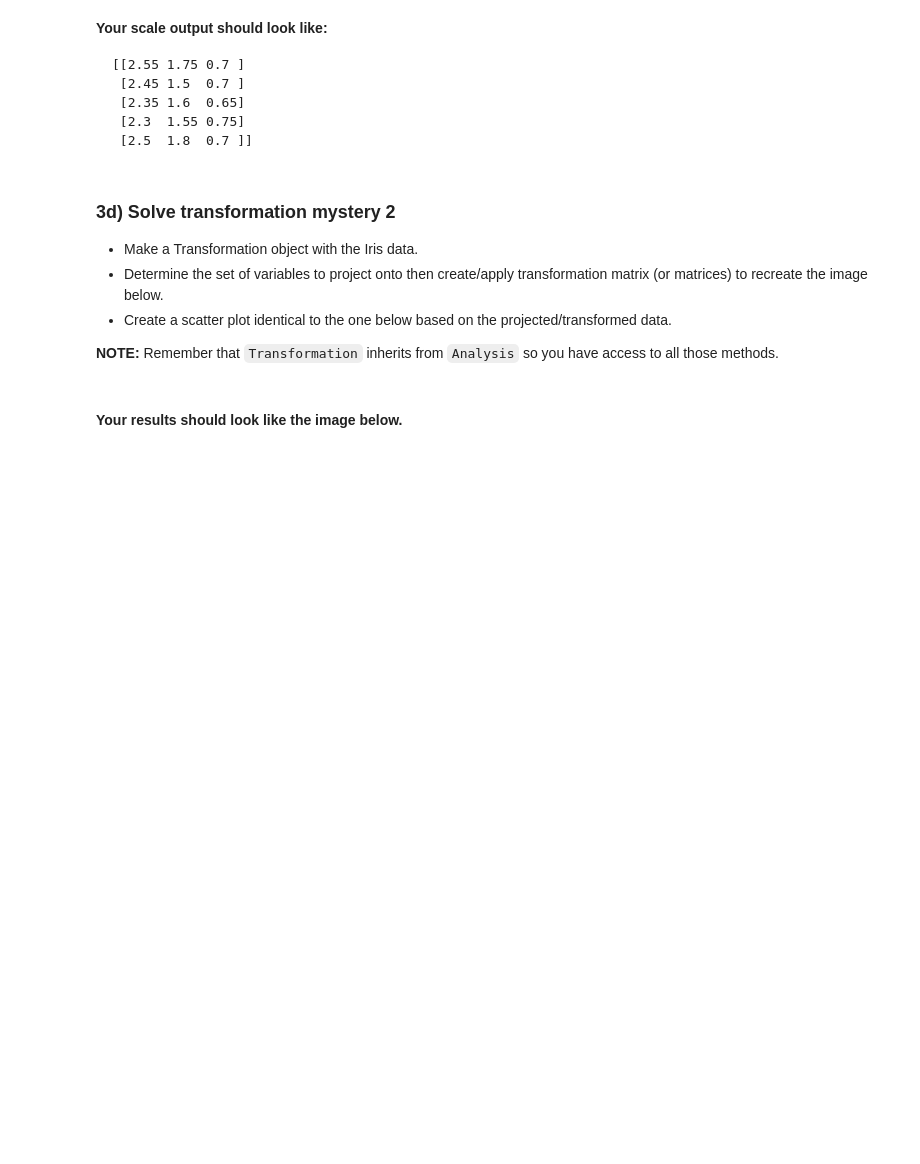
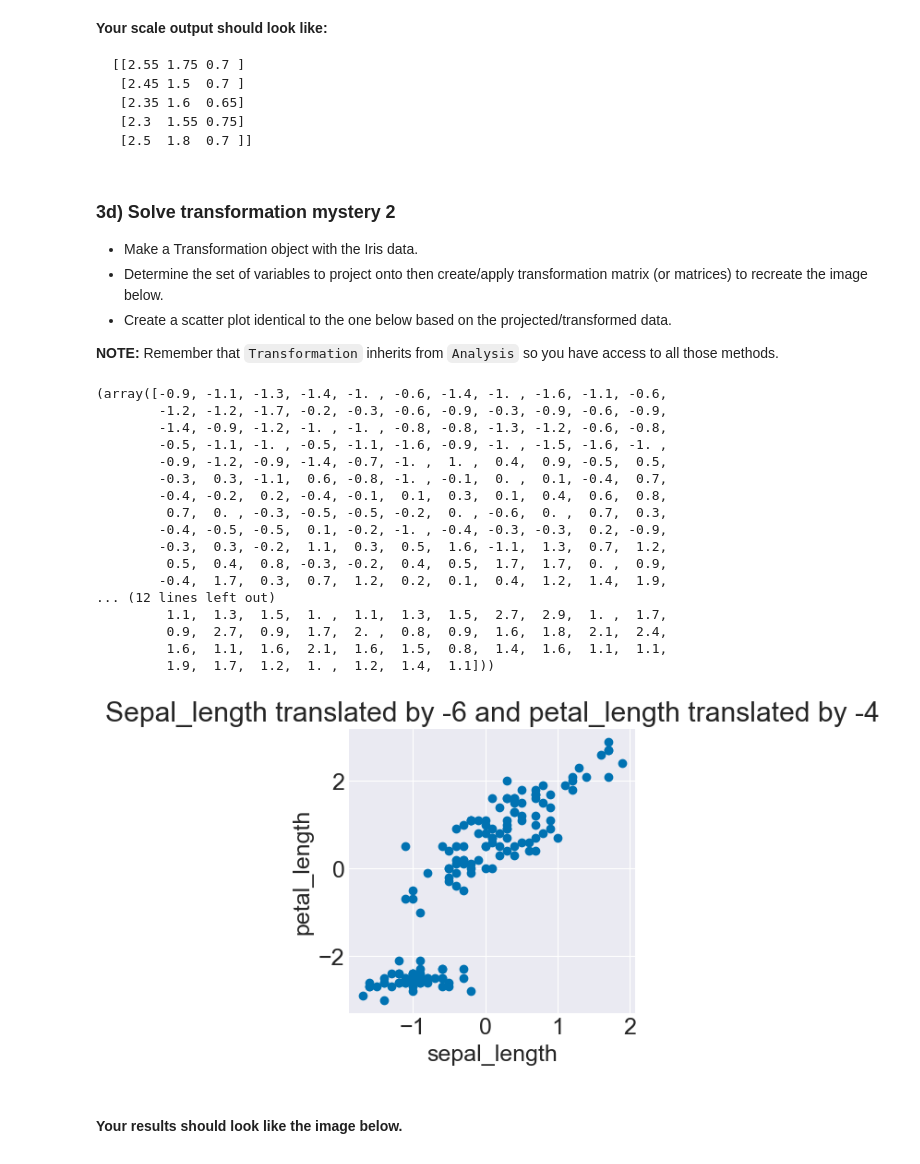
Before and after one commit to Chandrachud-2003/Chandras251Projects, a Jupyter notebook: Project2CheckIn/transformations.ipynb, the cells around one changed output. Cells and saved outputs as stored; diff of their text form; code cells hidden in the pictures; blank space fills up the shorter version.

```diff
--- a/Project2CheckIn/transformations.ipynb
+++ b/Project2CheckIn/transformations.ipynb
@@ -372,3 +417,39 @@ print(scaled_data[:5])
+# %%
+# Your code here
+
+# Creating a transformation object with the iris_with_ints.csv file
+transformation = Transformation(orig_dataset=data)
+
+# Projecting the transformation object onto the headers sepal_length, petal_length
+transformation.project(['sepal_length', 'petal_length'])
+
+# Translating the data
+translated_data = transformation.translate([-6, -4])
+
+# Creating a analysis object with the scaled_data
+data_an = Analysis(transformation.data)
+
+# Making a scatter plot of the scaled_data
+data_an.scatter(ind_var='sepal_length', dep_var='petal_length', title = 'Sepal_length translated by -6 and petal_length translated by -4')
+# %% [output]
+(array([-0.9, -1.1, -1.3, -1.4, -1. , -0.6, -1.4, -1. , -1.6, -1.1, -0.6,
+        -1.2, -1.2, -1.7, -0.2, -0.3, -0.6, -0.9, -0.3, -0.9, -0.6, -0.9,
+        -1.4, -0.9, -1.2, -1. , -1. , -0.8, -0.8, -1.3, -1.2, -0.6, -0.8,
+        -0.5, -1.1, -1. , -0.5, -1.1, -1.6, -0.9, -1. , -1.5, -1.6, -1. ,
+        -0.9, -1.2, -0.9, -1.4, -0.7, -1. ,  1. ,  0.4,  0.9, -0.5,  0.5,
+        -0.3,  0.3, -1.1,  0.6, -0.8, -1. , -0.1,  0. ,  0.1, -0.4,  0.7,
+        -0.4, -0.2,  0.2, -0.4, -0.1,  0.1,  0.3,  0.1,  0.4,  0.6,  0.8,
+         0.7,  0. , -0.3, -0.5, -0.5, -0.2,  0. , -0.6,  0. ,  0.7,  0.3,
+        -0.4, -0.5, -0.5,  0.1, -0.2, -1. , -0.4, -0.3, -0.3,  0.2, -0.9,
+        -0.3,  0.3, -0.2,  1.1,  0.3,  0.5,  1.6, -1.1,  1.3,  0.7,  1.2,
+         0.5,  0.4,  0.8, -0.3, -0.2,  0.4,  0.5,  1.7,  1.7,  0. ,  0.9,
+        -0.4,  1.7,  0.3,  0.7,  1.2,  0.2,  0.1,  0.4,  1.2,  1.4,  1.9,
+... (12 lines left out)
+         1.1,  1.3,  1.5,  1. ,  1.1,  1.3,  1.5,  2.7,  2.9,  1. ,  1.7,
+         0.9,  2.7,  0.9,  1.7,  2. ,  0.8,  0.9,  1.6,  1.8,  2.1,  2.4,
+         1.6,  1.1,  1.6,  2.1,  1.6,  1.5,  0.8,  1.4,  1.6,  1.1,  1.1,
+         1.9,  1.7,  1.2,  1. ,  1.2,  1.4,  1.1]))
+[figure, added]
 # %% [markdown]
 #### Your results should look like the image below.
 
```
Also changed, not shown: parts of 22 cells of this notebook, 2 other files.
